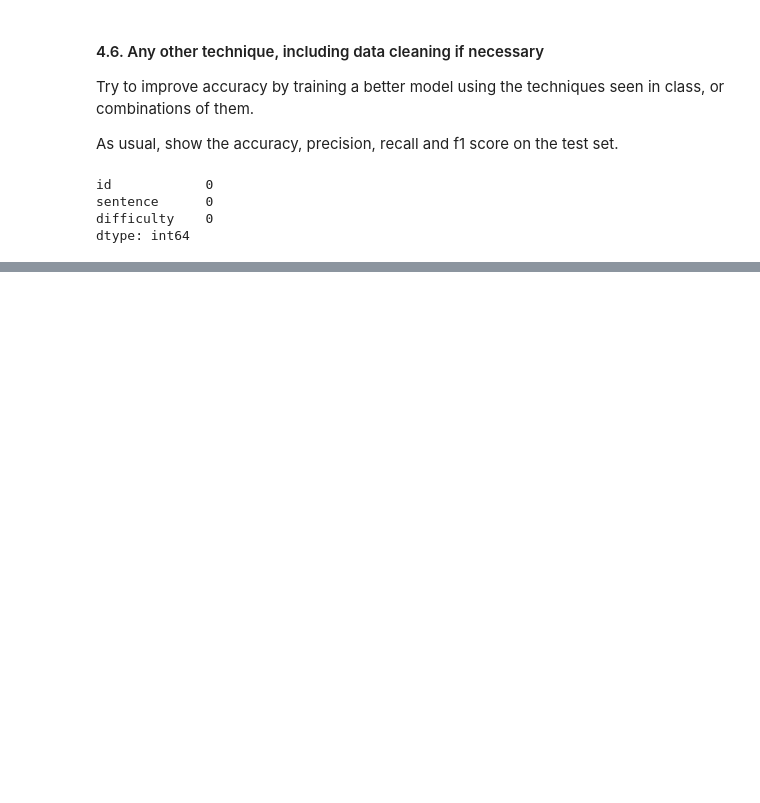
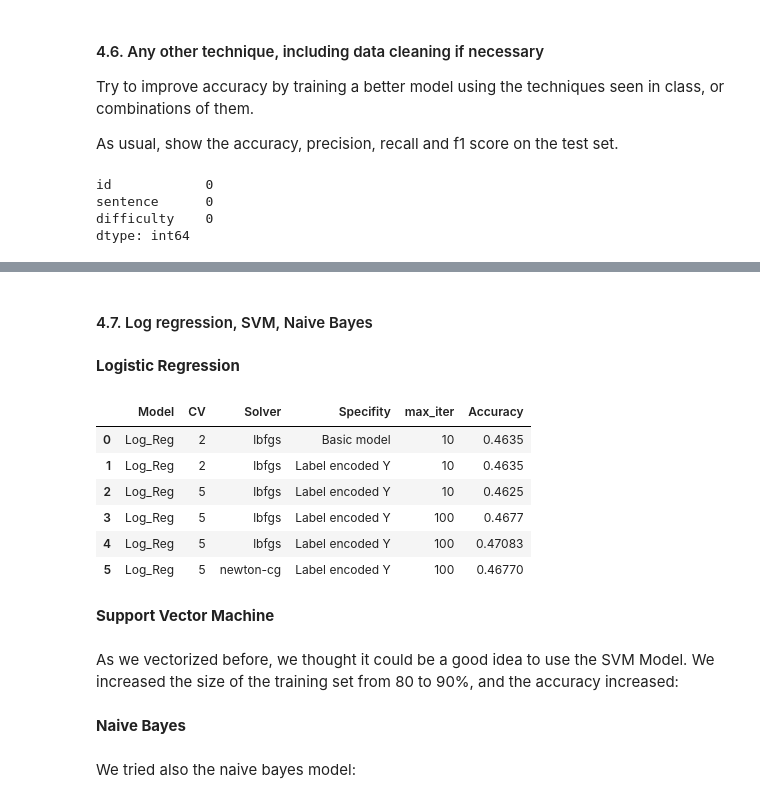
Before and after one commit to Stergios-Konstantinidis/DMML2022_Nestle, a Jupyter notebook: DMML2022_Nestle.ipynb, the cells around one changed output, grey strips where cells are left out. Drawn from its saved outputs; the diff is of its cells as text; code cells hidden in the pictures; blank space fills up the shorter version.

```diff
--- a/DMML2022_Nestle.ipynb
+++ b/DMML2022_Nestle.ipynb
@@ -655,0 +665,4 @@ Name: le_diff, Length: 4800, dtype: int64
+# %% [markdown]
+#### 4.7. Log regression, SVM, Naive Bayes
+# %% [markdown]
+**Logistic Regression**
@@ -655,0 +726,24 @@ Name: le_diff, Length: 4800, dtype: int64
+# %%
+Label = [' Model', 'CV', 'Solver', 'Specifity', 'max_iter', 'Accuracy']
+LR_1 = ['Log_Reg', '2', 'lbfgs','Basic model', '10','0.4635']
+LR_2 = ['Log_Reg', '2', 'lbfgs','Label encoded Y','10', '0.4635']
+LR_3 = ['Log_Reg', '5', 'lbfgs','Label encoded Y','10', '0.4625'] #Cross validation sinks our accuracy
+LR_4 = ['Log_Reg', '5', 'lbfgs','Label encoded Y','100', '0.4677']
+LR_6 = ['Log_Reg', '5', 'newton-cg','Label encoded Y','100','0.46770'] #Multiclass probelms is newton-cg good, so we test it
+LR_7 = ['Log_Reg', '5', 'lbfgs','Label encoded Y','100','0.47083'] #
+LR_8 = ['Log_Reg', '10', 'lbfgs','Label encoded Y','500','0.55208'] #We augmented the cv and the number of iterations + vectorized sentences
+
+table_merge = pd.DataFrame([LR_1, LR_2, LR_3, LR_4, LR_5, LR_6],columns=Label)
+table_merge
+# %% [output]
+|  | Model | CV | Solver | Specifity | max_iter | Accuracy |
+| 0 | Log_Reg | 2 | lbfgs | Basic model | 10 | 0.4635 |
+| 1 | Log_Reg | 2 | lbfgs | Label encoded Y | 10 | 0.4635 |
+| 2 | Log_Reg | 5 | lbfgs | Label encoded Y | 10 | 0.4625 |
+| 3 | Log_Reg | 5 | lbfgs | Label encoded Y | 100 | 0.4677 |
+| 4 | Log_Reg | 5 | lbfgs | Label encoded Y | 100 | 0.47083 |
+| 5 | Log_Reg | 5 | newton-cg | Label encoded Y | 100 | 0.46770 |
+# %% [markdown]
+**Support Vector Machine**
+# %% [markdown]
+As we vectorized before, we thought it could be a good idea to use the SVM Model. We increased the size of the training set from 80 to 90%, and the accuracy increased:
@@ -655,0 +789,4 @@ Name: le_diff, Length: 4800, dtype: int64
+# %% [markdown]
+**Naive Bayes**
+# %% [markdown]
+We tried also the naive bayes model:
```
Also changed, not shown: parts of 125 cells of this notebook.
